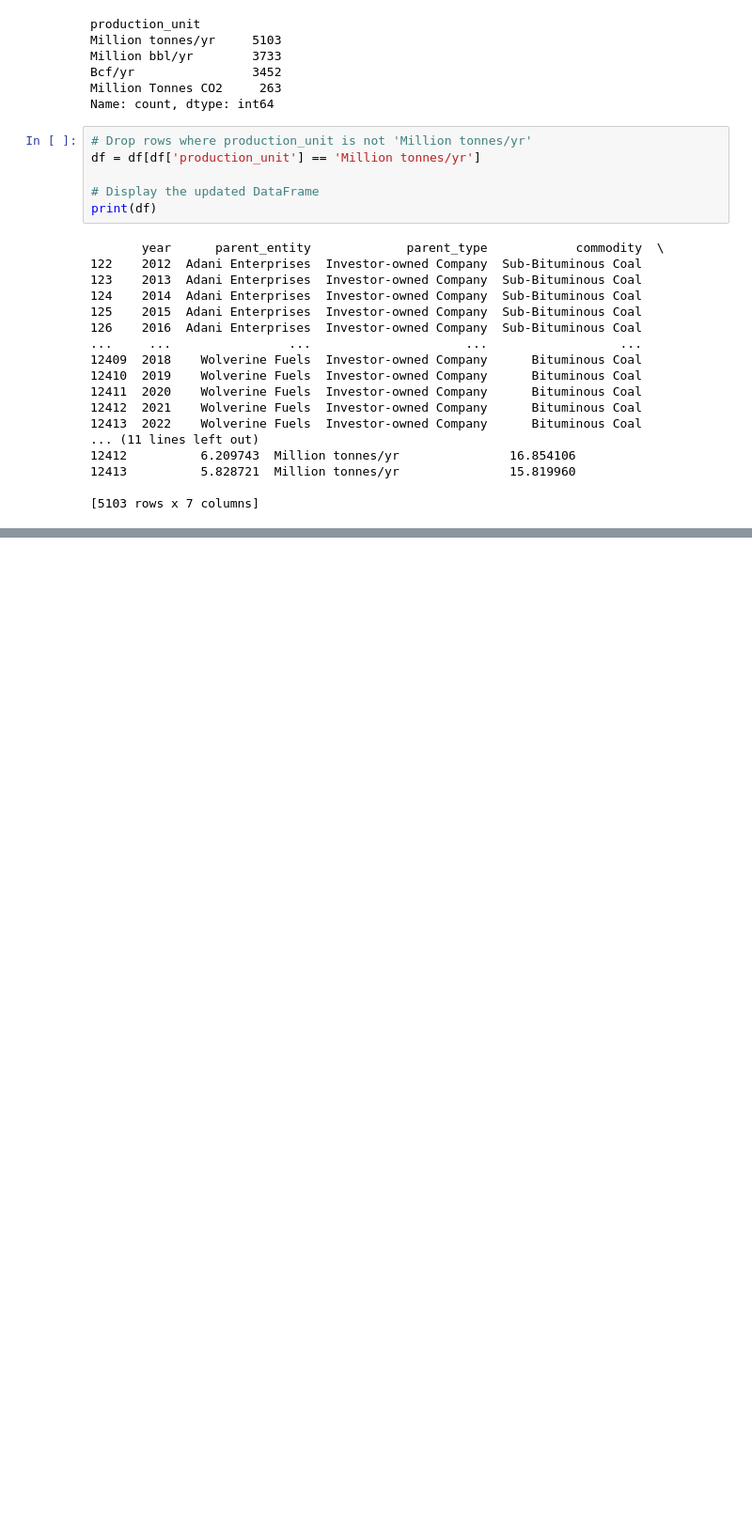
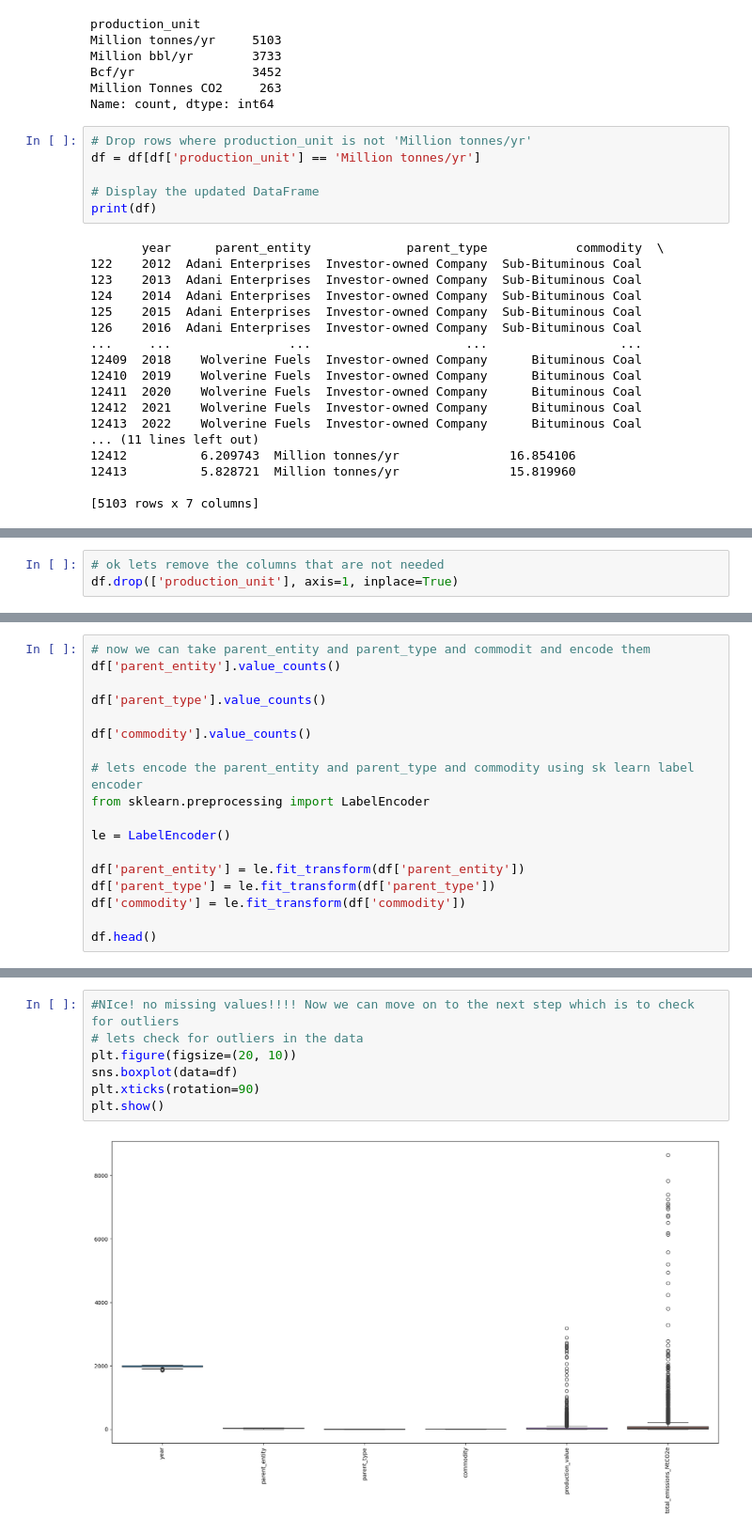
Before and after one commit to KanishkThamman/Carbon, a Jupyter notebook: Pricdictor.ipynb, the cells around one changed output, grey strips where cells are left out. Shown at 94% size. Drawn from its saved outputs; the diff is of its cells as text; blank space fills up the shorter version.

```diff
--- a/Pricdictor.ipynb
+++ b/Pricdictor.ipynb
@@ -107,0 +128,3 @@ print(df)
+# %%
+# ok lets remove the columns that are not needed
+df.drop(['production_unit'], axis=1, inplace=True)
@@ -107,0 +140,18 @@ print(df)
+# %%
+# now we can take parent_entity and parent_type and commodit and encode them
+df['parent_entity'].value_counts()
+
+df['parent_type'].value_counts()
+
+df['commodity'].value_counts()
+
+# lets encode the parent_entity and parent_type and commodity using sk learn label encoder
+from sklearn.preprocessing import LabelEncoder
+
+le = LabelEncoder()
+
+df['parent_entity'] = le.fit_transform(df['parent_entity'])
+df['parent_type'] = le.fit_transform(df['parent_type'])
+df['commodity'] = le.fit_transform(df['commodity'])
+
+df.head()
@@ -107,0 +176,9 @@ print(df)
+# %%
+#NIce! no missing values!!!! Now we can move on to the next step which is to check for outliers
+# lets check for outliers in the data
+plt.figure(figsize=(20, 10))
+sns.boxplot(data=df)
+plt.xticks(rotation=90)
+plt.show()
+# %% [output]
+[figure, added]
```
Also changed, not shown: parts of 28 cells of this notebook.
